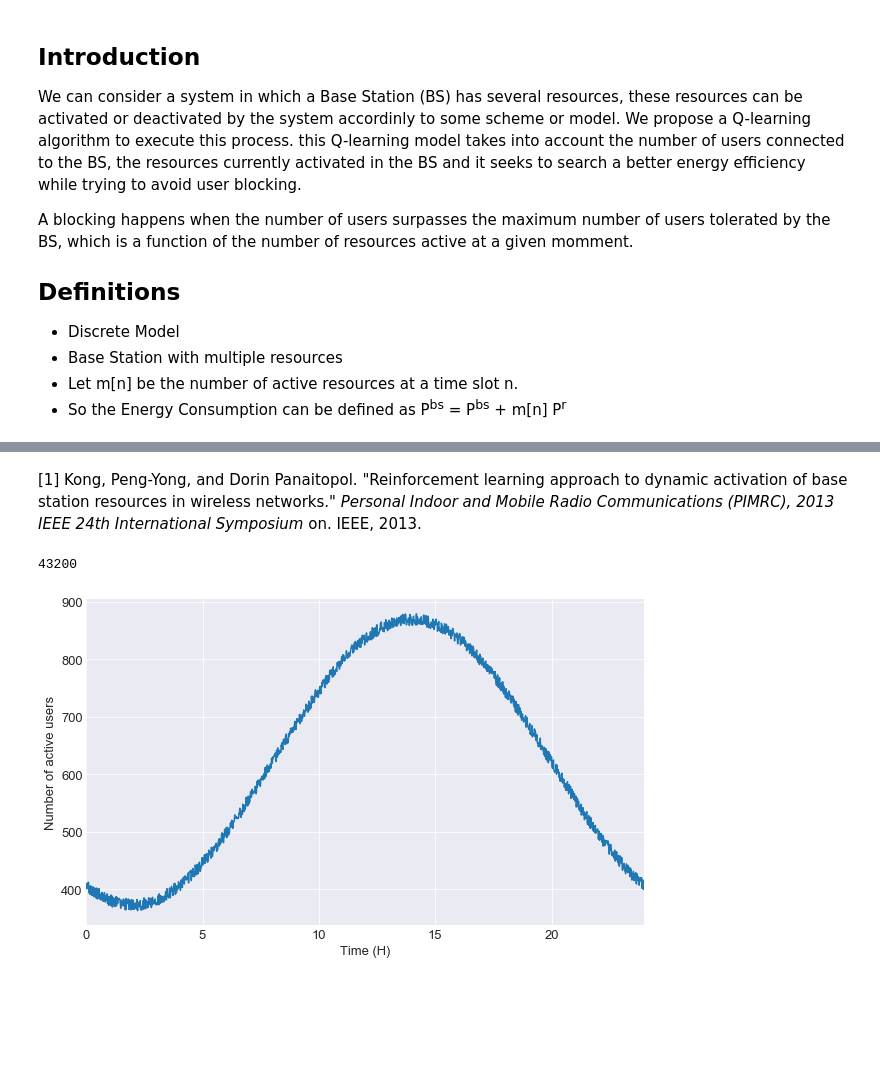
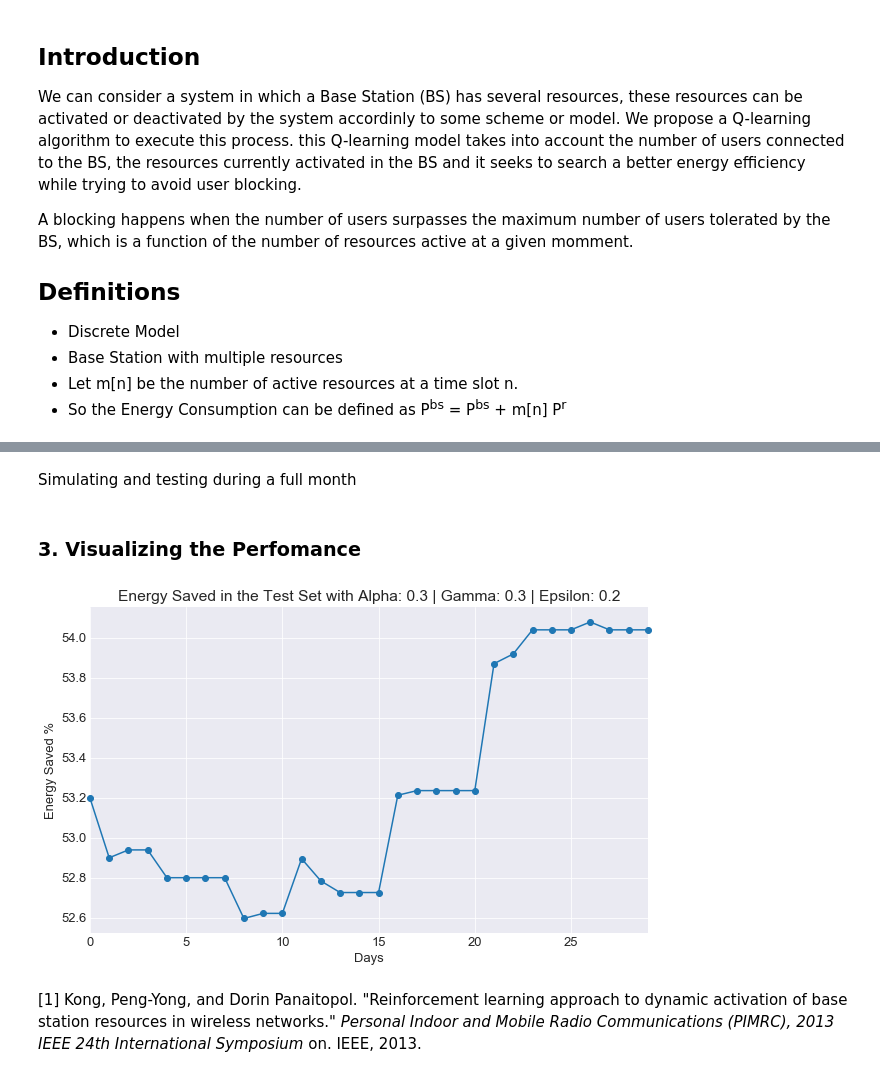
Before and after one commit to mateuspontesm/RNA, a Jupyter notebook: Qlearning.ipynb, the cells around one changed output, grey strips where cells are left out. Cells and saved outputs as stored; diff of their text form; code cells hidden in the pictures; blank space fills up the shorter version.

```diff
--- a/Qlearning.ipynb
+++ b/Qlearning.ipynb
@@ -128,18 +198,46 @@ plt.show()
+# %%
+alpha=0.3
+gamma=0.3
+epsilon=0.2
+# %% [markdown]
+Simulating and testing during a full month
+# %%
+Q=initiate_qtable(length=lenStateSpace,M=M,U=U,N=N,P=P)
+m0=6
+vtBlock=[]
+vtEnS=[]
+contador=0
+u0=lambdan(0)
+for epoch in range(0,24*60*30):
+    contador=contador+1
+    state0=pick_state(u=u0,m=m0,N=N,U=U)
+    if np.random.rand()<epsilon:
+        a=np.random.randint(low=0,high=M+1)-m0
+    else:
+        a=Q[state0].argmax()-m0
+    m1=m0+a
+    u0=lambdan(epoch)
+    state1=pick_state(u=u0,m=m1,N=N,U=U)
+    r=action_reward(u=u0,m=m0,a=a,M=30,U=50,P=-1000)
+    Q[state0][a+m0]=(1-alpha)*Q[state0][a+m0] + alpha*(r + gamma*(Q[state1].max()))
+    m0=m1
+    ######teste#####
+    if contador==24*60:
+        pblock,EnS=teste_qtable(Q=Q,vtU=vtU,alpha=0.5,gamma=0.3,M=30,U=50,N=25,P=-1000)
+        vtBlock.append(pblock)
+        vtEnS.append(EnS/(60*24)*100/M)
+        contador=0
+# %% [markdown]
+### 3. Visualizing the Perfomance
+# %%
+SEnS=pd.Series(vtEnS)
+SEnS.plot(figsize=(10,6),marker='o',clip_on=False)
+plt.ylabel('Energy Saved %')
+plt.xlabel('Days')
+plt.title('Energy Saved in the Test Set with Alpha: ' + str(alpha) + ' | Gamma: ' + str(gamma)+  ' | Epsilon: ' + str(epsilon))
+plt.rc('font',size=13)
+plt.show()
+# %% [output]
+[figure, added]
 # %% [markdown]
 [1] Kong, Peng-Yong, and Dorin Panaitopol. "Reinforcement learning approach to dynamic activation of base station resources in wireless networks." *Personal Indoor and Mobile Radio Communications (PIMRC), 2013 IEEE 24th International Symposium* on. IEEE, 2013.
-# %%
-24*60*30
-# %% [output]
-43200
-# %%
-vtU=[]
-for ii in range(0,60*24):
-    vtU.append(lambdan(ii))
-seU=pd.Series(vtU)
-seU.index=seU.index/60
-seU.plot(figsize=(10,6))
-plt.xlabel('Time (H)')
-plt.ylabel('Number of active users')
-plt.show()
-# %% [output]
-[figure, removed]
```
Also changed, not shown: parts of 26 cells of this notebook.
